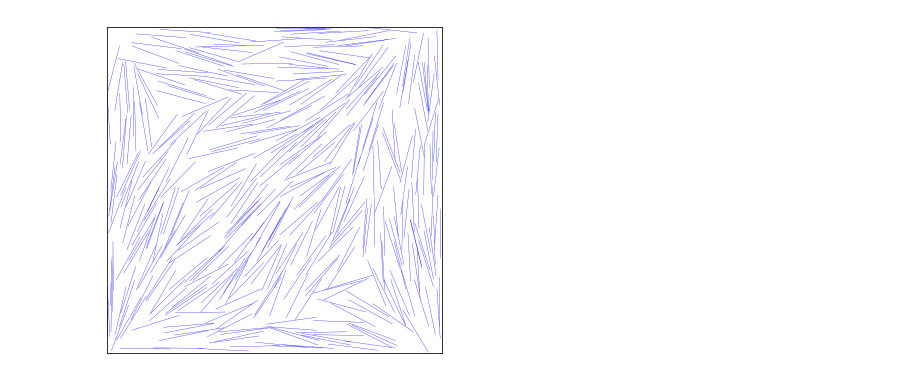
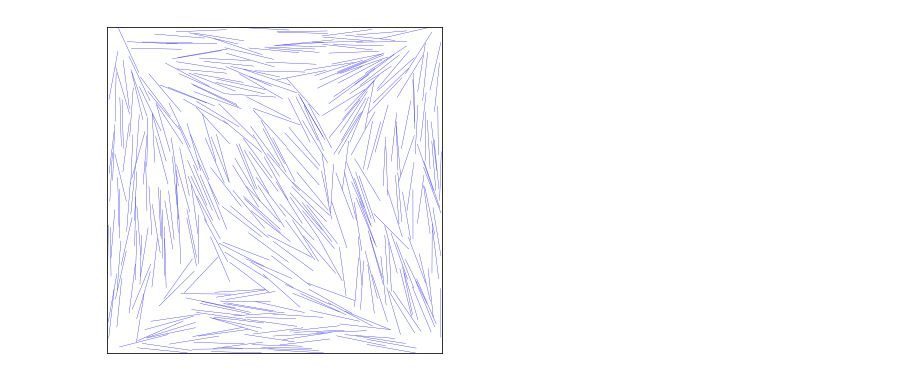
Before and after one commit to m-walters/mcmd, a Jupyter notebook: rodplot.ipynb, the cells around one changed output. Cells and saved outputs as stored; diff of their text form; code cells hidden in the pictures.

```diff
--- a/rodplot.ipynb
+++ b/rodplot.ipynb
@@ -6,26 +6,24 @@ import matplotlib.pyplot as plt
 def plotLine(x1,y1,x2,y2):
     plt.gca().plot([x1, x2], [y1, y2], color='b', linestyle='-', linewidth=0.3)
 # %%
-#f, ax = plt.subplots(1,1, figsize=())
-
 w = 20.
 h = w
 plt.plot()
 plt.xlim(-w/2,w/2)
 plt.ylim(-h/2,h/2)
 plt.xticks([])
 plt.yticks([])
 
 # Read in data
-fname = "output/sweep_00350000"
+fname = "output/finalsweep_00100500"
 dfile = open(fname, "r")
 for line in dfile.readlines():
     l = line.split()
     plotLine(l[5],l[6],l[7],l[8])
 
 plt.gcf().set_size_inches(6,6)
 f = plt.gcf()
 # %% [output]
-[figure, old version]
+[figure, new version]
 # %%
 f.savefig(fname+".eps");
```
Also changed, not shown: 2 other files.
